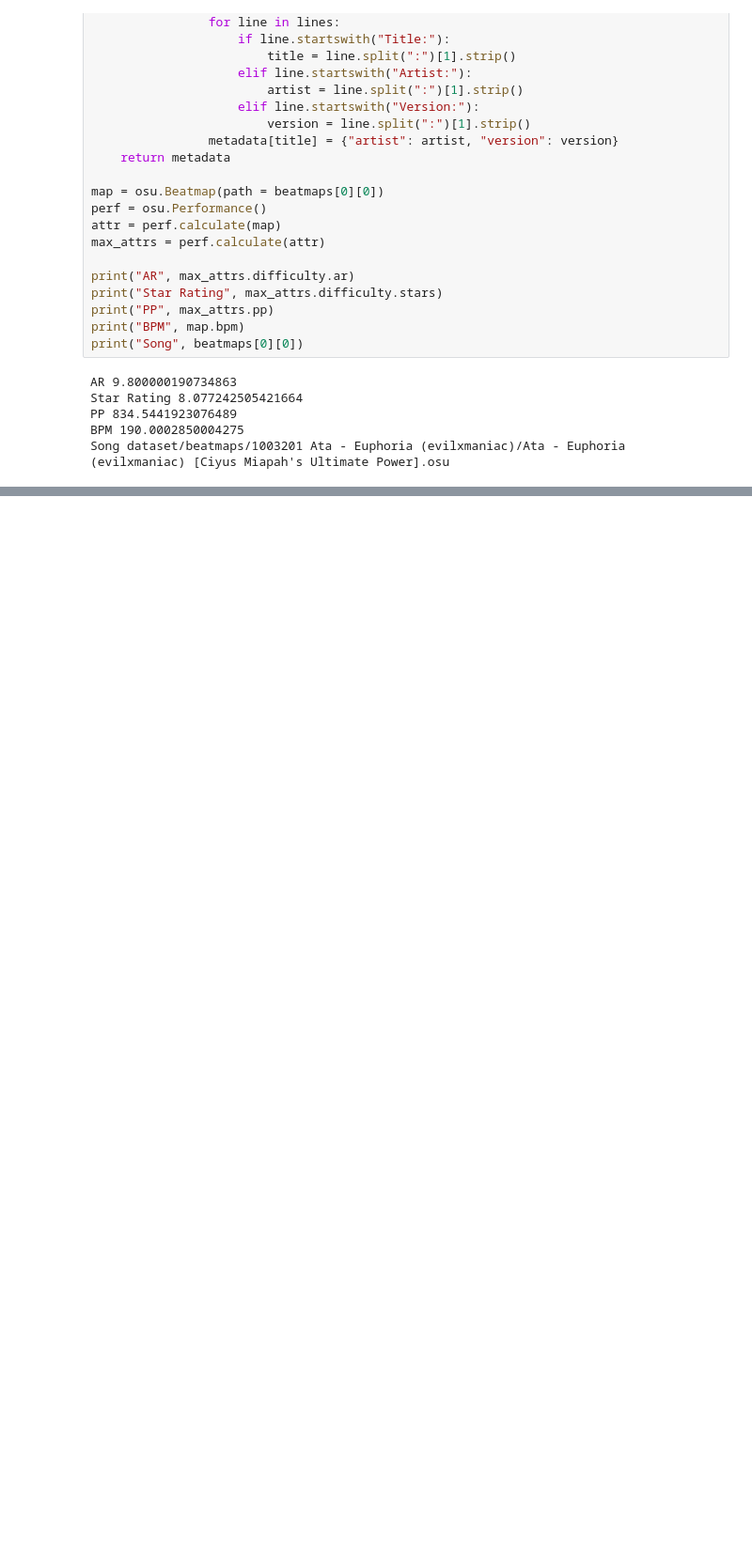
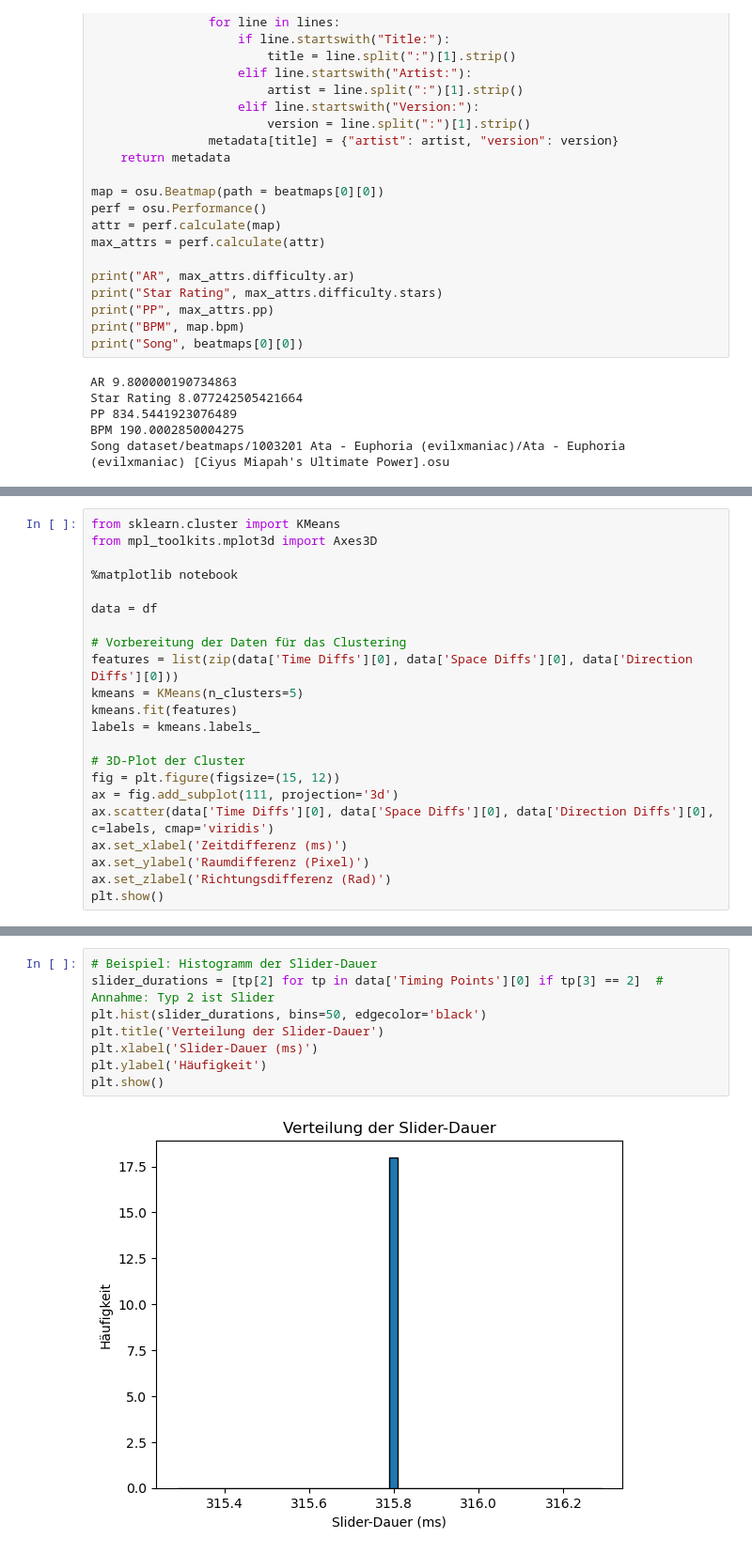
Before and after one commit to RnLe/MachineLearning, a Jupyter notebook: osu/main.ipynb, the cells around one changed output, grey strips where cells are left out. Shown: that part at 94% size. Drawn from its saved outputs; the diff is of its cells as text; blank space fills up the shorter version.

```diff
--- a/osu/main.ipynb
+++ b/osu/main.ipynb
@@ -226,0 +405,22 @@ def extract_and_convert_hit_objects(beatmapPath : str):
+# %%
+from sklearn.cluster import KMeans
+from mpl_toolkits.mplot3d import Axes3D
+
+%matplotlib notebook
+
+data = df
+
+# Vorbereitung der Daten für das Clustering
+features = list(zip(data['Time Diffs'][0], data['Space Diffs'][0], data['Direction Diffs'][0]))
+kmeans = KMeans(n_clusters=5)
+kmeans.fit(features)
+labels = kmeans.labels_
+
+# 3D-Plot der Cluster
+fig = plt.figure(figsize=(15, 12))
+ax = fig.add_subplot(111, projection='3d')
+ax.scatter(data['Time Diffs'][0], data['Space Diffs'][0], data['Direction Diffs'][0], c=labels, cmap='viridis')
+ax.set_xlabel('Zeitdifferenz (ms)')
+ax.set_ylabel('Raumdifferenz (Pixel)')
+ax.set_zlabel('Richtungsdifferenz (Rad)')
+plt.show()
@@ -226,0 +430,10 @@ def extract_and_convert_hit_objects(beatmapPath : str):
+# %%
+# Beispiel: Histogramm der Slider-Dauer
+slider_durations = [tp[2] for tp in data['Timing Points'][0] if tp[3] == 2]  # Annahme: Typ 2 ist Slider
+plt.hist(slider_durations, bins=50, edgecolor='black')
+plt.title('Verteilung der Slider-Dauer')
+plt.xlabel('Slider-Dauer (ms)')
+plt.ylabel('Häufigkeit')
+plt.show()
+# %% [output]
+[figure, added]
```
Also changed, not shown: parts of 7 cells of this notebook, 2 other files.
